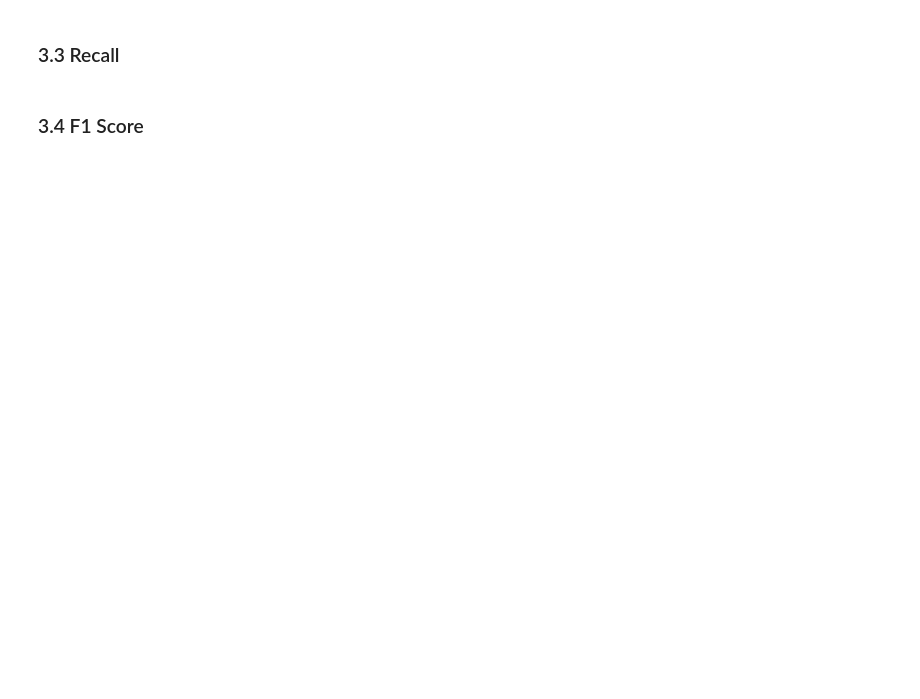
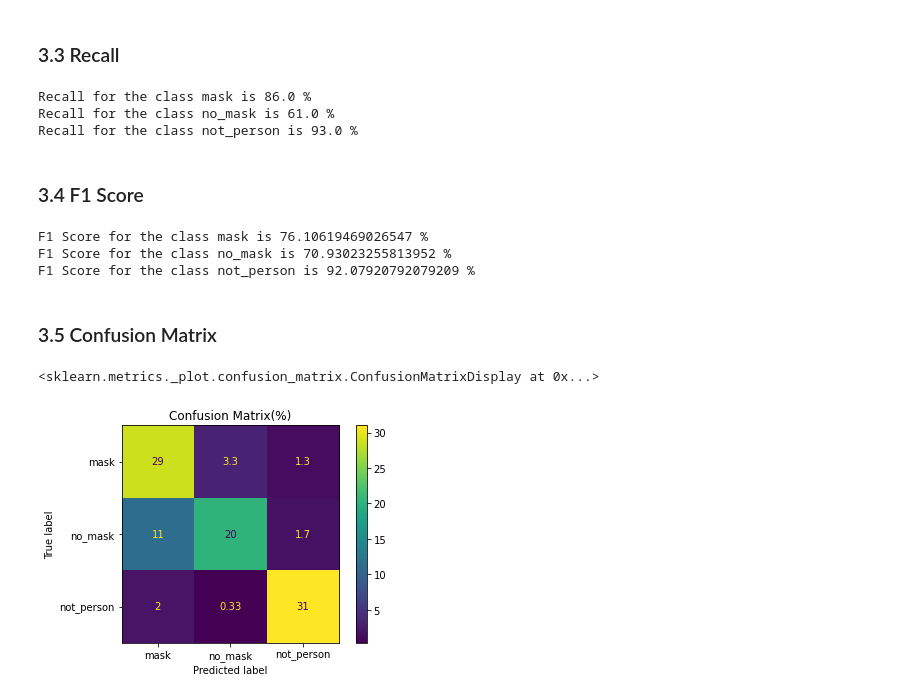
Before and after one commit to mdherdi/AI_FaceMaskDetection, a Jupyter notebook: Project_Code.ipynb, the cells around one changed output. Cells and saved outputs as stored; diff of their text form; code cells hidden in the pictures; blank space fills up the shorter version.

```diff
--- a/Project_Code.ipynb
+++ b/Project_Code.ipynb
@@ -590,13 +590,18 @@ t = time.time()
 total_labels = 0
 correctly_pred = 0
 t_batch = time.time()
+test_batch=[]
+pred_batch=[]
+
 for i, (data, labels) in enumerate(test_dataloader):
 #     torch.cuda.empty_cache()
 #     data, labels = data.to(device), labels.to(device)
     gc.collect()
     X, y = data, labels
+    test_batch.extend(y.tolist())
     output = net(X)
     y_pred = torch.argmax(output, dim=1)
+    pred_batch.extend(y_pred.tolist())
     total_labels += y.size(0)
     correctly_pred += (y_pred==y).sum().item()
     current_acc = (correctly_pred/total_labels)
@@ -664,7 +669,7 @@ import numpy as np
 from sklearn.utils import shuffle
 from PIL import Image
 
-state = torch.load(file_path)
+state = torch.load('./temp/net.pt')
 
 loaded_net = ProjectModel()
 loaded_loss_evaluater = CrossEntropyLoss()
@@ -687,13 +692,18 @@ t = time.time()
 total_labels = 0
 correctly_pred = 0
 t_batch = time.time()
+test_batch=[]
+pred_batch=[]
+
 for i, (data, labels) in enumerate(test_dataloader):
 #     torch.cuda.empty_cache()
 #     data, labels = data.to(device), labels.to(device)
     gc.collect()
     X, y = data, labels
+    test_batch.extend(y.tolist())
     output = loaded_net(X)
     y_pred = torch.argmax(output, dim=1)
+    pred_batch.extend(y_pred.tolist())
     total_labels += y.size(0)
     correctly_pred += (y_pred==y).sum().item()
     current_acc = (correctly_pred/total_labels)
@@ -733,2 +760,10 @@ print(f'Recall for the model is {test_recall*100} %')
+# %%
+print(f'Recall for the class mask is {recall_final[mask_index]*100} %')
+print(f'Recall for the class no_mask is {recall_final[no_mask_index]*100} %')
+print(f'Recall for the class not_person is {recall_final[not_person_index]*100} %')
+# %% [output]
+Recall for the class mask is 86.0 %
+Recall for the class no_mask is 61.0 %
+Recall for the class not_person is 93.0 %
 # %% [markdown]
 ### 3.4 F1 Score
@@ -736,0 +770,23 @@ print(f'F1 score for the model is {test_f1*100} %')
+# %%
+print(f'F1 Score for the class mask is {f1_final[mask_index]*100} %')
+print(f'F1 Score for the class no_mask is {f1_final[no_mask_index]*100} %')
+print(f'F1 Score for the class not_person is {f1_final[not_person_index]*100} %')
+# %% [output]
+F1 Score for the class mask is 76.10619469026547 %
+F1 Score for the class no_mask is 70.93023255813952 %
+F1 Score for the class not_person is 92.07920792079209 %
+# %% [markdown]
+### 3.5 Confusion Matrix
+# %%
+import matplotlib.pyplot as plt
+from sklearn.metrics import confusion_matrix, ConfusionMatrixDisplay
+
+cm = confusion_matrix(test_batch, pred_batch, normalize='all')*100
+cmd = ConfusionMatrixDisplay(cm, display_labels=['mask', 'no_mask', 'not_person'])
+fig = plt.figure()
+ax = fig.add_subplot(111)
+ax.set_title('Confusion Matrix(%)')
+cmd.plot(ax=ax)
+# %% [output]
+<sklearn.metrics._plot.confusion_matrix.ConfusionMatrixDisplay at 0x...>
+[figure, added]
```
Also changed, not shown: parts of 11 cells of this notebook.
